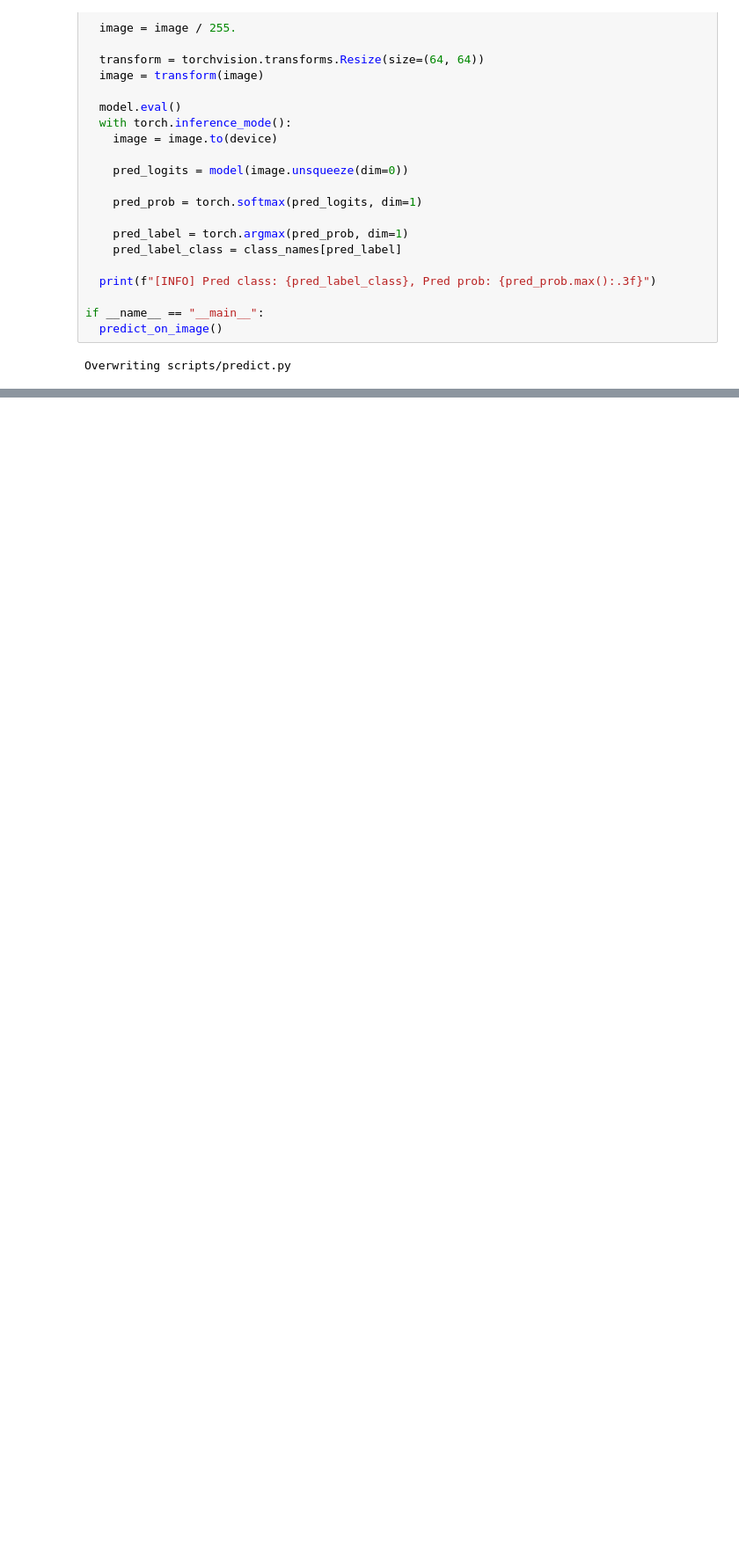
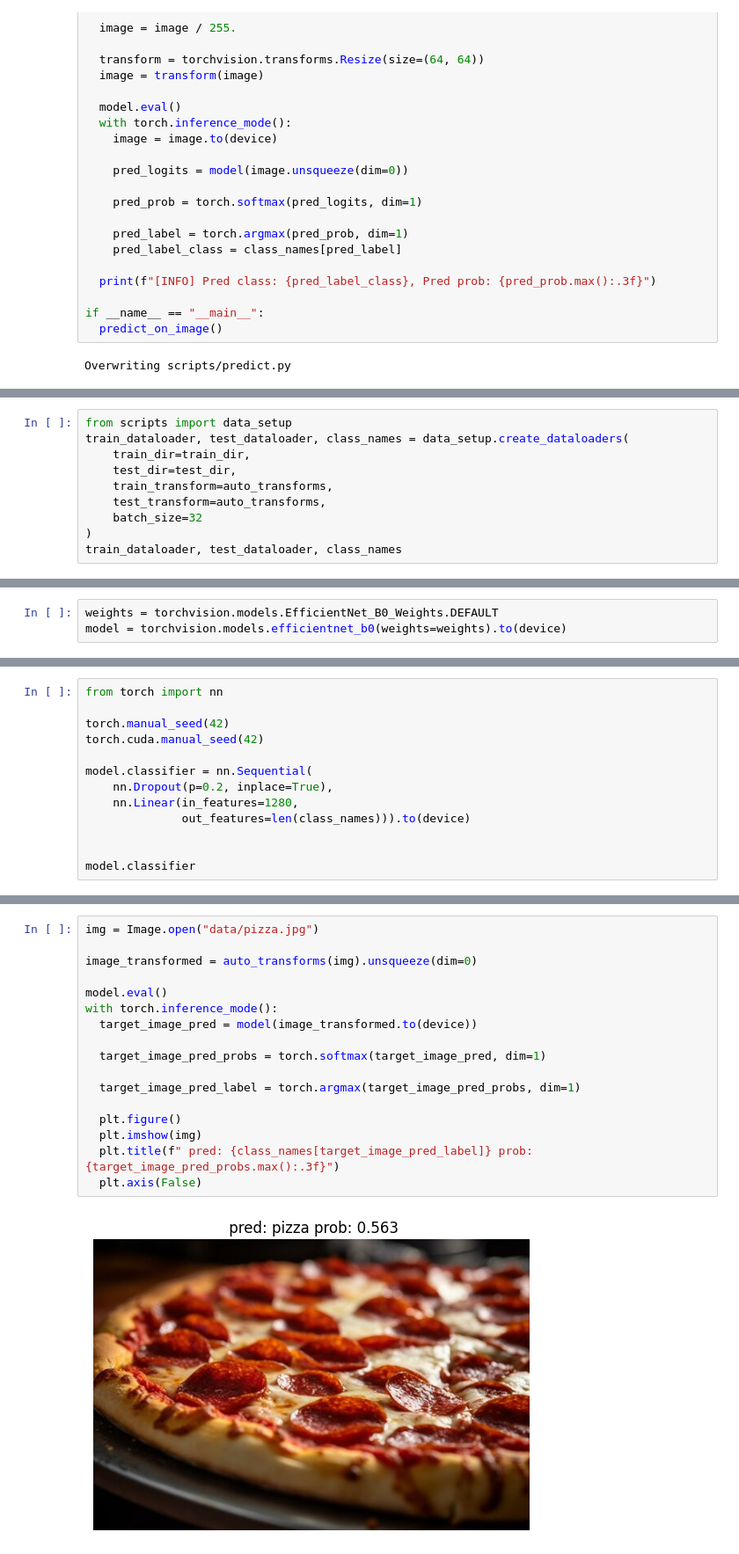
Before and after one commit to radoslaw626/TinyVGG, a Jupyter notebook: TinyVGG.ipynb, the cells around one changed output, grey strips where cells are left out. Shown at 88% size. Saved outputs shown, nothing was run; the diff lists cells and outputs as text; blank space fills up the shorter version.

Commit message:
Added model with transfer learning and tested it on data

```diff
--- a/TinyVGG.ipynb
+++ b/TinyVGG.ipynb
@@ -1558,0 +1591,10 @@ Overwriting scripts/predict.py
+# %%
+from scripts import data_setup
+train_dataloader, test_dataloader, class_names = data_setup.create_dataloaders(
+    train_dir=train_dir,
+    test_dir=test_dir,
+    train_transform=auto_transforms,
+    test_transform=auto_transforms,
+    batch_size=32
+)
+train_dataloader, test_dataloader, class_names
@@ -1558,0 +1607,3 @@ Overwriting scripts/predict.py
+# %%
+weights = torchvision.models.EfficientNet_B0_Weights.DEFAULT
+model = torchvision.models.efficientnet_b0(weights=weights).to(device)
@@ -1558,0 +1651,13 @@ Overwriting scripts/predict.py
+# %%
+from torch import nn
+
+torch.manual_seed(42)
+torch.cuda.manual_seed(42)
+
+model.classifier = nn.Sequential(
+    nn.Dropout(p=0.2, inplace=True),
+    nn.Linear(in_features=1280,
+              out_features=len(class_names))).to(device)
+
+
+model.classifier
@@ -1558,0 +1737,19 @@ Overwriting scripts/predict.py
+# %%
+img = Image.open("data/pizza.jpg")
+
+image_transformed = auto_transforms(img).unsqueeze(dim=0)
+
+model.eval()
+with torch.inference_mode():
+  target_image_pred = model(image_transformed.to(device))
+
+  target_image_pred_probs = torch.softmax(target_image_pred, dim=1)
+
+  target_image_pred_label = torch.argmax(target_image_pred_probs, dim=1)
+
+  plt.figure()
+  plt.imshow(img)
+  plt.title(f" pred: {class_names[target_image_pred_label]} prob: {target_image_pred_probs.max():.3f}")
+  plt.axis(False)
+# %% [output]
+[figure, added]
```
Also changed, not shown: parts of 38 cells of this notebook, 5 other files.
